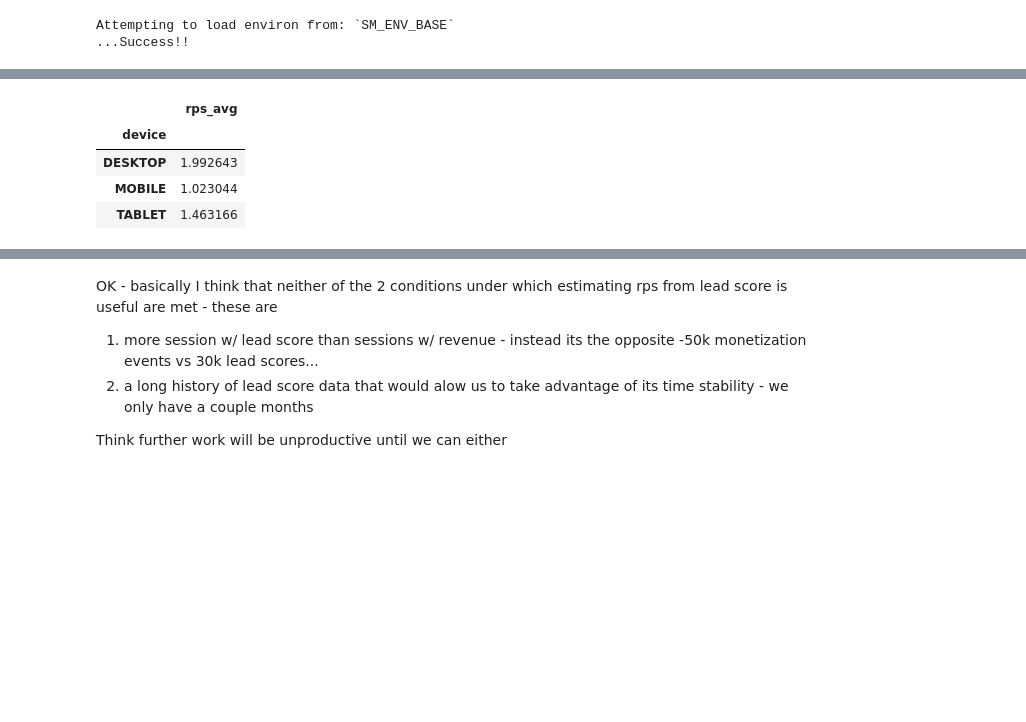
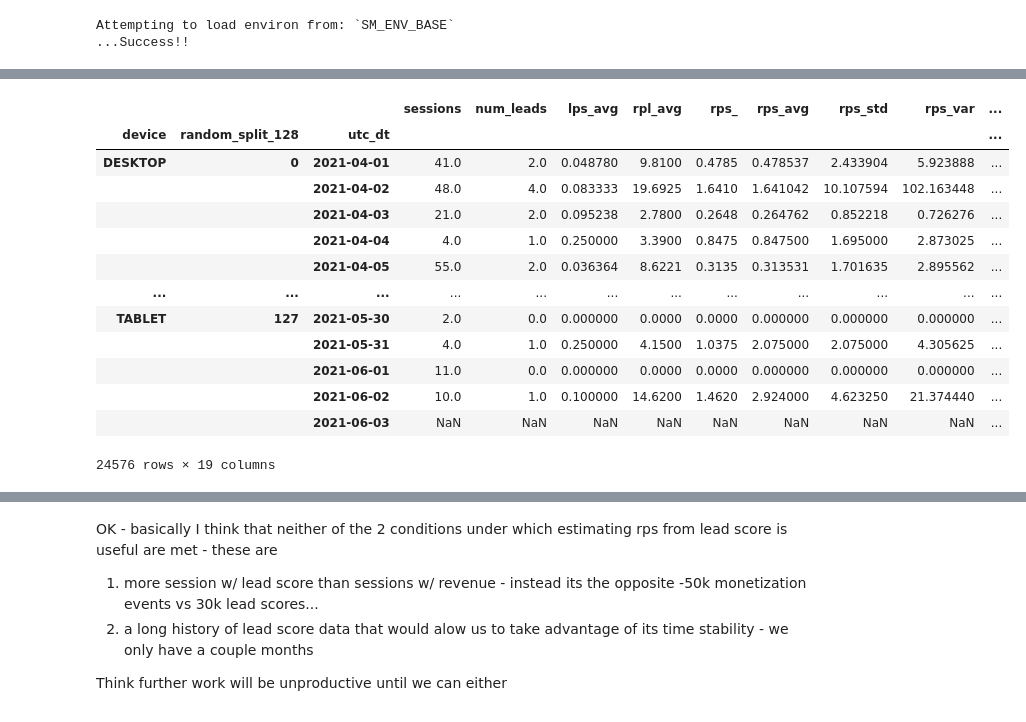
Before and after one commit to pkrishnamurthy1007/adtech, a Jupyter notebook: notebooks/aduriseti_shared/rps_est.ipynb, the cells around one changed output, grey strips where cells are left out. Saved outputs shown, nothing was run; the diff lists cells and outputs as text; code cells hidden in the pictures; blank space fills up the shorter version.

```diff
--- a/notebooks/aduriseti_shared/rps_est.ipynb
+++ b/notebooks/aduriseti_shared/rps_est.ipynb
@@ -539,33 +542,52 @@ score_adv_cnt       7103.0
 score_supp_cnt      7105.0
 score_cnt          29432.0
 dtype: float64
+# %%
+# simulate a change in monetization midway through date range
+mid_date = start_date + (end_date - start_date) / 2
+rps_step = pd.Series(np.ones(len(dtI)),index=dtI)
+rps_step.index.name = "utc_dt"
+rps_step[mid_date:] = 2
+rps_df["rps_avg"] = rps_df["rps_avg"] * rps_step
 # %%
 def wavg(V, W):
     if W.sum() == 0:return 0
     if V.shape.__len__() > 1:
         return (V*W.values.reshape(-1,1)).sum() / W.sum()
     else:
         return (V*W).sum() / W.sum()
 def wvar(V,W):
     mu = wavg(V,W)
     var = wavg((V - mu)**2,W)
     return var
 def wstd(V,W):
     return wvar(V,W)**0.5
 def get_wavg_by(df, col):
     def wavg_by(V):
         return wavg(V, W=df.loc[V.index, col])
     return wavg_by
 def get_wstd_by(df, col):
     def wstd_by(V):
         return wstd(V, W=df.loc[V.index, col])
     return wstd_by
 
 import numpy as np
-rps_df.groupby("device").transform(get_wavg_by(rps_df,"sessions"))
+rps_df["rps_avg_true"] = rps_df \
+    .groupby(["device","utc_dt"])["rps_avg"] \
+    .transform(get_wavg_by(rps_df,"sessions"))
+rps_df
 # %% [output]
-|  | rps_avg |
-| device |  |
-| DESKTOP | 1.992643 |
-| MOBILE | 1.023044 |
-| TABLET | 1.463166 |
+|  |  |  | sessions | num_leads | lps_avg | rpl_avg | rps_ | rps_avg | rps_std | rps_var | ... |
+| device | random_split_128 | utc_dt |  |  |  |  |  |  |  |  | ... |
+| DESKTOP | 0 | 2021-04-01 | 41.0 | 2.0 | 0.048780 | 9.8100 | 0.4785 | 0.478537 | 2.433904 | 5.923888 | ... |
+|  |  | 2021-04-02 | 48.0 | 4.0 | 0.083333 | 19.6925 | 1.6410 | 1.641042 | 10.107594 | 102.163448 | ... |
+|  |  | 2021-04-03 | 21.0 | 2.0 | 0.095238 | 2.7800 | 0.2648 | 0.264762 | 0.852218 | 0.726276 | ... |
+|  |  | 2021-04-04 | 4.0 | 1.0 | 0.250000 | 3.3900 | 0.8475 | 0.847500 | 1.695000 | 2.873025 | ... |
+|  |  | 2021-04-05 | 55.0 | 2.0 | 0.036364 | 8.6221 | 0.3135 | 0.313531 | 1.701635 | 2.895562 | ... |
+| ... | ... | ... | ... | ... | ... | ... | ... | ... | ... | ... | ... |
+| TABLET | 127 | 2021-05-30 | 2.0 | 0.0 | 0.000000 | 0.0000 | 0.0000 | 0.000000 | 0.000000 | 0.000000 | ... |
+|  |  | 2021-05-31 | 4.0 | 1.0 | 0.250000 | 4.1500 | 1.0375 | 2.075000 | 2.075000 | 4.305625 | ... |
+|  |  | 2021-06-01 | 11.0 | 0.0 | 0.000000 | 0.0000 | 0.0000 | 0.000000 | 0.000000 | 0.000000 | ... |
+|  |  | 2021-06-02 | 10.0 | 1.0 | 0.100000 | 14.6200 | 1.4620 | 2.924000 | 4.623250 | 21.374440 | ... |
+|  |  | 2021-06-03 | NaN | NaN | NaN | NaN | NaN | NaN | NaN | NaN | ... |
+24576 rows × 19 columns
```
Also changed, not shown: parts of 9 cells of this notebook.
